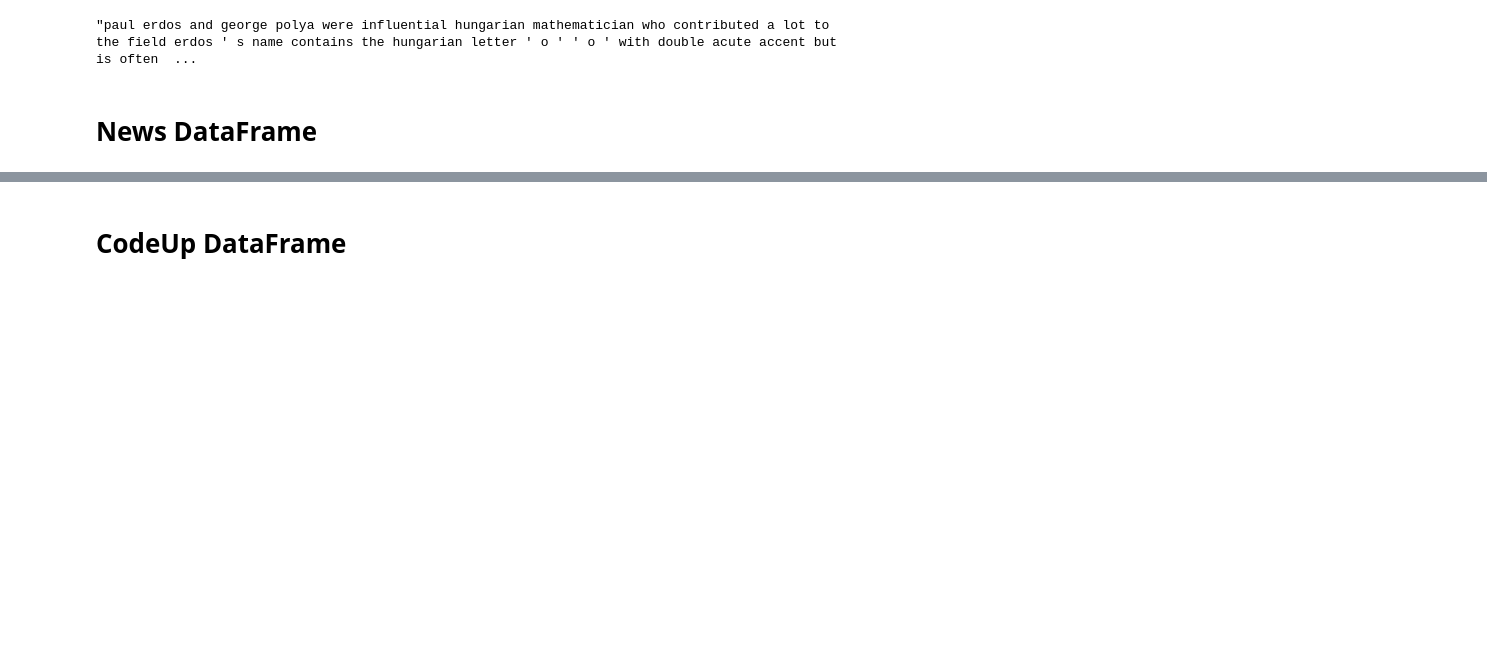
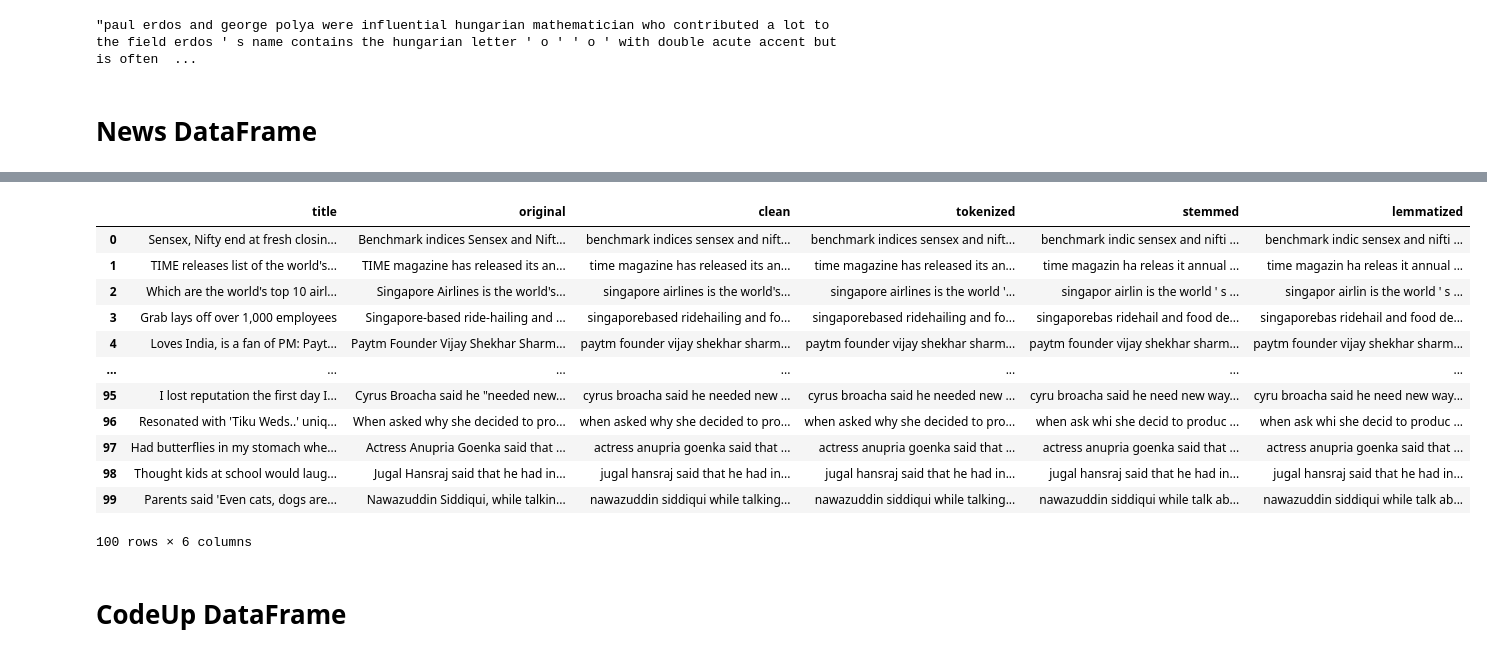
Before and after one commit to Brian-ONeil/natural-language-processing-exercises, a Jupyter notebook: prepare.ipynb, the cells around one changed output, grey strips where cells are left out. Drawn from its saved outputs; the diff is of its cells as text; code cells hidden in the pictures; blank space fills up the shorter version.

```diff
--- a/prepare.ipynb
+++ b/prepare.ipynb
@@ -181,0 +203,5 @@ def remove_stopwords(text, extra_words=None, exclude_words=None):
+# %%
+final_df = final_df.rename(columns={'content':'original'}).drop(columns='category')
+# %%
+final_df['clean'] = final_df['original'].apply(prep.basic_clean)
+final_df.head()
@@ -181,0 +215,3 @@ def remove_stopwords(text, extra_words=None, exclude_words=None):
+# %%
+final_df['tokenized'] = final_df['clean'].apply(prep.tokenize)
+final_df
@@ -181,0 +232,3 @@ def remove_stopwords(text, extra_words=None, exclude_words=None):
+# %%
+final_df['stemmed'] = final_df['tokenized'].apply(prep.stem)
+final_df
@@ -182,3 +249,20 @@ def remove_stopwords(text, extra_words=None, exclude_words=None):
+# %%
+final_df['lemmatized'] = final_df['stemmed'].apply(prep.lemmatize)
+final_df
+# %% [output]
+|  | title | original | clean | tokenized | stemmed | lemmatized |
+| 0 | Sensex, Nifty end at fresh closin... | Benchmark indices Sensex and Nift... | benchmark indices sensex and nift... | benchmark indices sensex and nift... | benchmark indic sensex and nifti ... | benchmark indic sensex and nifti ... |
+| 1 | TIME releases list of the world's... | TIME magazine has released its an... | time magazine has released its an... | time magazine has released its an... | time magazin ha releas it annual ... | time magazin ha releas it annual ... |
+| 2 | Which are the world's top 10 airl... | Singapore Airlines is the world's... | singapore airlines is the world's... | singapore airlines is the world '... | singapor airlin is the world ' s ... | singapor airlin is the world ' s ... |
+| 3 | Grab lays off over 1,000 employees | Singapore-based ride-hailing and ... | singaporebased ridehailing and fo... | singaporebased ridehailing and fo... | singaporebas ridehail and food de... | singaporebas ridehail and food de... |
+| 4 | Loves India, is a fan of PM: Payt... | Paytm Founder Vijay Shekhar Sharm... | paytm founder vijay shekhar sharm... | paytm founder vijay shekhar sharm... | paytm founder vijay shekhar sharm... | paytm founder vijay shekhar sharm... |
+| ... | ... | ... | ... | ... | ... | ... |
+| 95 | I lost reputation the first day I... | Cyrus Broacha said he "needed new... | cyrus broacha said he needed new ... | cyrus broacha said he needed new ... | cyru broacha said he need new way... | cyru broacha said he need new way... |
+| 96 | Resonated with 'Tiku Weds..' uniq... | When asked why she decided to pro... | when asked why she decided to pro... | when asked why she decided to pro... | when ask whi she decid to produc ... | when ask whi she decid to produc ... |
+| 97 | Had butterflies in my stomach whe... | Actress Anupria Goenka said that ... | actress anupria goenka said that ... | actress anupria goenka said that ... | actress anupria goenka said that ... | actress anupria goenka said that ... |
+| 98 | Thought kids at school would laug... | Jugal Hansraj said that he had in... | jugal hansraj said that he had in... | jugal hansraj said that he had in... | jugal hansraj said that he had in... | jugal hansraj said that he had in... |
+| 99 | Parents said 'Even cats, dogs are... | Nawazuddin Siddiqui, while talkin... | nawazuddin siddiqui while talking... | nawazuddin siddiqui while talking... | nawazuddin siddiqui while talk ab... | nawazuddin siddiqui while talk ab... |
+100 rows × 6 columns
 # %% [markdown]
 # CodeUp DataFrame
 # %%
```
Also changed, not shown: parts of 5 cells of this notebook.
